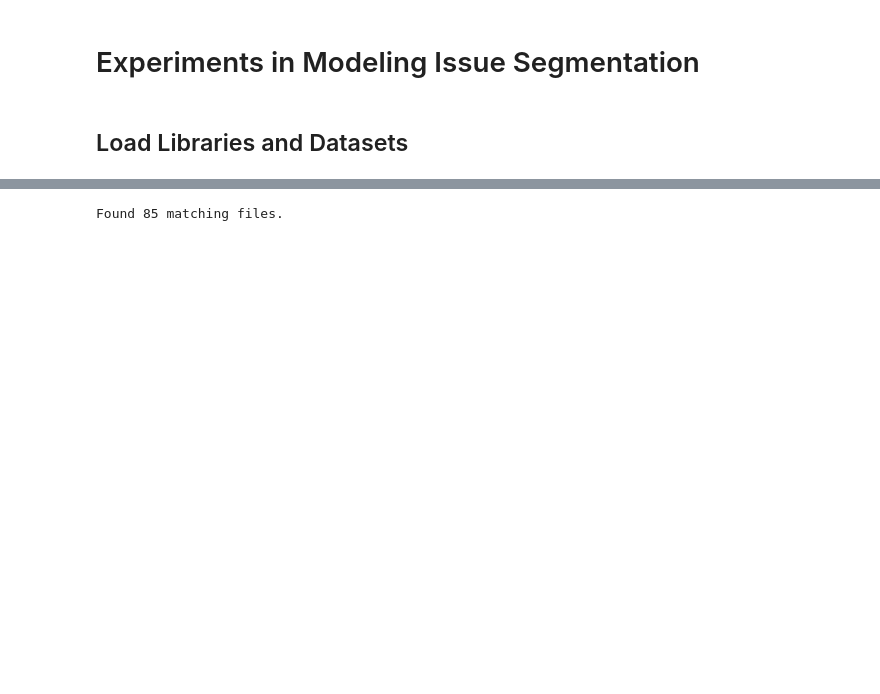
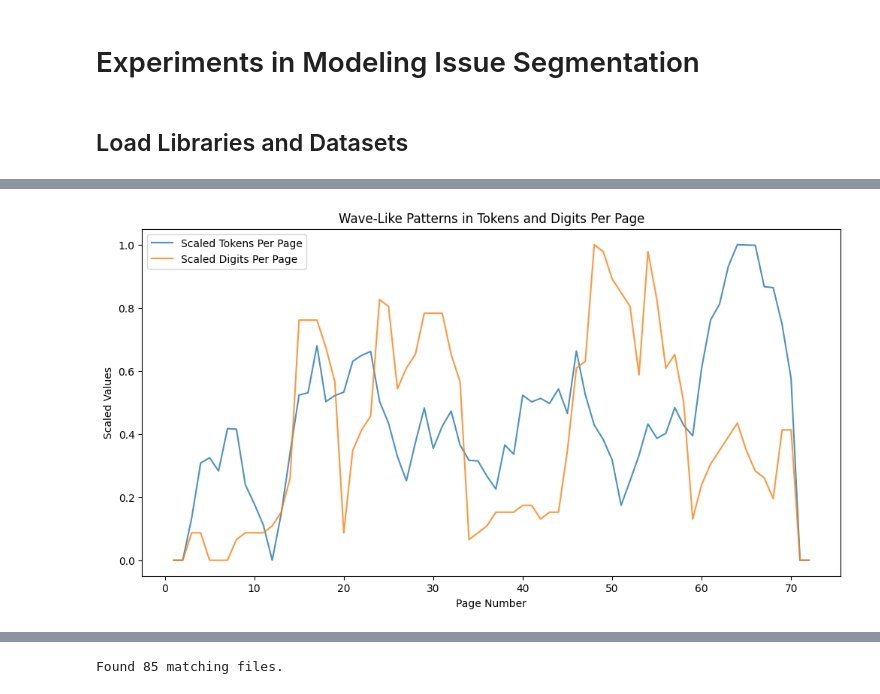
Before and after one commit to Informing-The-Third-World/periodical-wavelet-analysis, a Jupyter notebook: notebooks/TokenFrequencyEDA.ipynb, the cells around one changed output, grey strips where cells are left out. Saved outputs shown, nothing was run; the diff lists cells and outputs as text; code cells hidden in the pictures; blank space fills up the shorter version.

```diff
--- a/notebooks/TokenFrequencyEDA.ipynb
+++ b/notebooks/TokenFrequencyEDA.ipynb
@@ -216,0 +173,3 @@ def calculate_coverage(expanded_df, subset_digits, grouped_df):
+# %%
+file_path = matching_files_df['file_path'][0]
+preidentified_periodical = True
@@ -216,0 +280,18 @@ def calculate_coverage(expanded_df, subset_digits, grouped_df):
+# %%
+import matplotlib.pyplot as plt
+
+plt.figure(figsize=(12, 6))
+
+# Tokens per page
+plt.plot(merged_expanded_df['page_number'], merged_expanded_df['scaled_tokens_per_page'], label='Scaled Tokens Per Page', alpha=0.8)
+
+# Digits per page
+plt.plot(merged_expanded_df['page_number'], merged_expanded_df['scaled_digits_per_page'], label='Scaled Digits Per Page', alpha=0.8)
+
+plt.title('Wave-Like Patterns in Tokens and Digits Per Page')
+plt.xlabel('Page Number')
+plt.ylabel('Scaled Values')
+plt.legend()
+plt.show()
+# %% [output]
+[figure, added]
```
Also changed, not shown: parts of 21 cells of this notebook, 3 other files.
